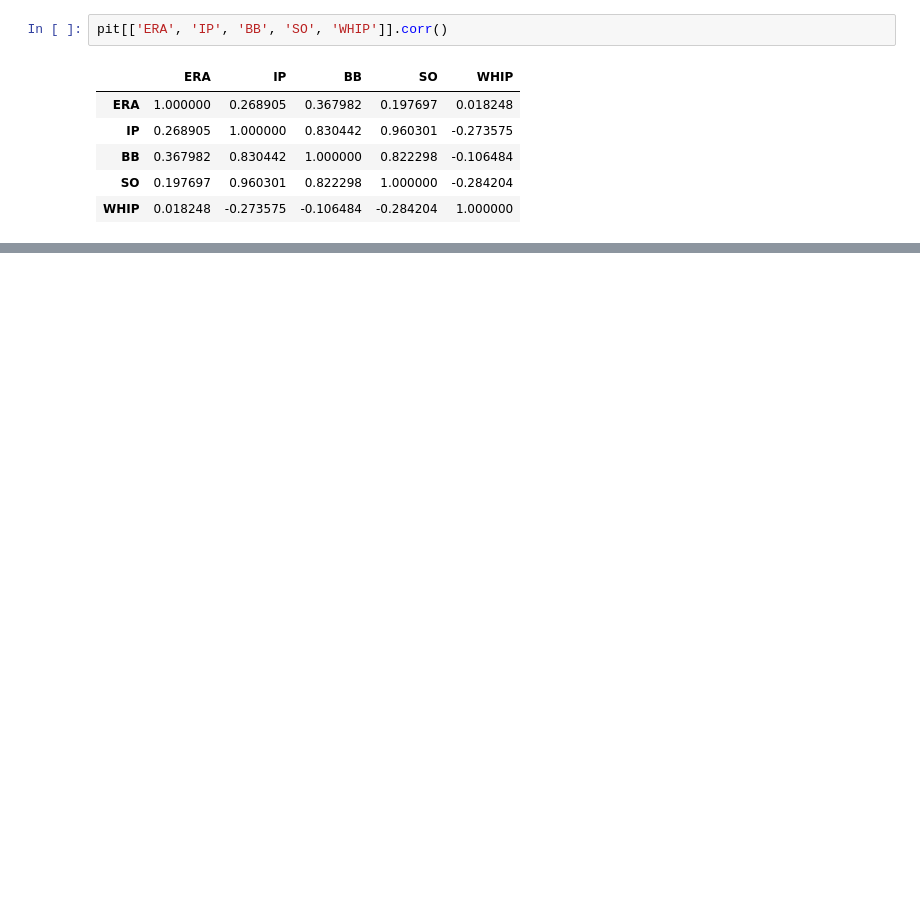
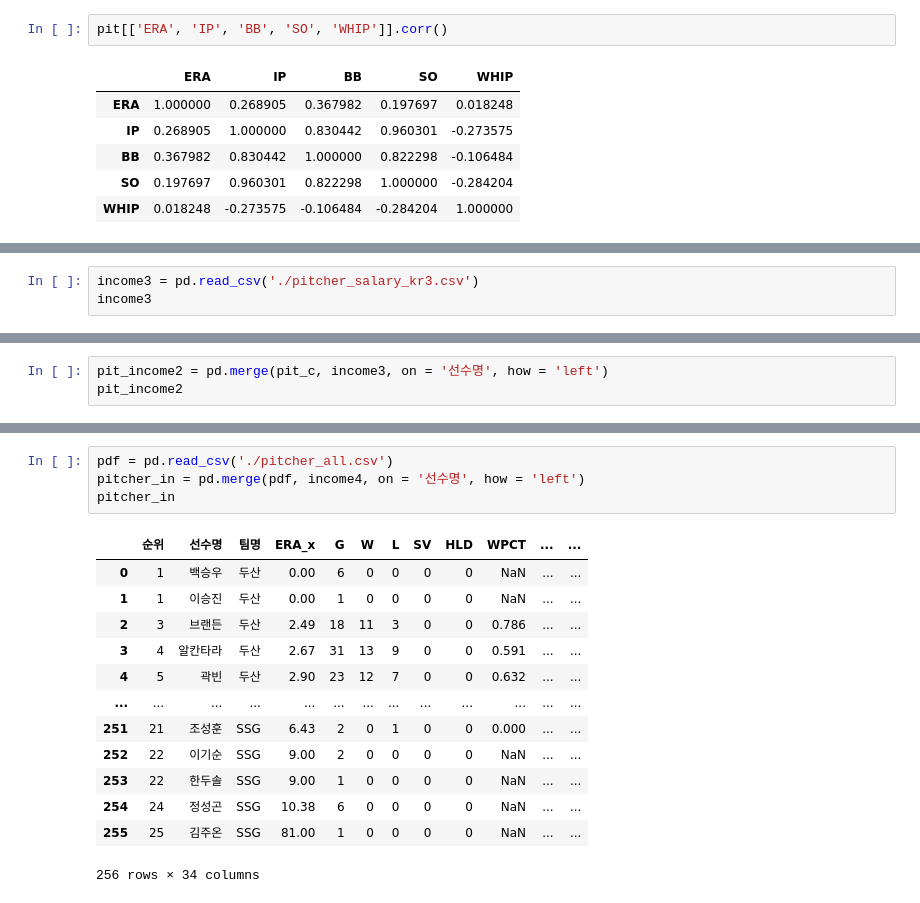
Before and after one commit to jayiuk/mid_project, a Jupyter notebook: data_check.ipynb, the cells around one changed output, grey strips where cells are left out. Drawn from its saved outputs; the diff is of its cells as text; blank space fills up the shorter version.

```diff
--- a/data_check.ipynb
+++ b/data_check.ipynb
@@ -936,0 +1096,3 @@ pit[['ERA', 'IP', 'BB', 'SO', 'WHIP']].corr()
+# %%
+income3 = pd.read_csv('./pitcher_salary_kr3.csv')
+income3
@@ -936,0 +1113,3 @@ pit[['ERA', 'IP', 'BB', 'SO', 'WHIP']].corr()
+# %%
+pit_income2 = pd.merge(pit_c, income3, on = '선수명', how = 'left')
+pit_income2
@@ -936,0 +1190,18 @@ pit[['ERA', 'IP', 'BB', 'SO', 'WHIP']].corr()
+# %%
+pdf = pd.read_csv('./pitcher_all.csv')
+pitcher_in = pd.merge(pdf, income4, on = '선수명', how = 'left')
+pitcher_in
+# %% [output]
+|  | 순위 | 선수명 | 팀명 | ERA_x | G | W | L | SV | HLD | WPCT | ... | ... |
+| 0 | 1 | 백승우 | 두산 | 0.00 | 6 | 0 | 0 | 0 | 0 | NaN | ... | ... |
+| 1 | 1 | 이승진 | 두산 | 0.00 | 1 | 0 | 0 | 0 | 0 | NaN | ... | ... |
+| 2 | 3 | 브랜든 | 두산 | 2.49 | 18 | 11 | 3 | 0 | 0 | 0.786 | ... | ... |
+| 3 | 4 | 알칸타라 | 두산 | 2.67 | 31 | 13 | 9 | 0 | 0 | 0.591 | ... | ... |
+| 4 | 5 | 곽빈 | 두산 | 2.90 | 23 | 12 | 7 | 0 | 0 | 0.632 | ... | ... |
+| ... | ... | ... | ... | ... | ... | ... | ... | ... | ... | ... | ... | ... |
+| 251 | 21 | 조성훈 | SSG | 6.43 | 2 | 0 | 1 | 0 | 0 | 0.000 | ... | ... |
+| 252 | 22 | 이기순 | SSG | 9.00 | 2 | 0 | 0 | 0 | 0 | NaN | ... | ... |
+| 253 | 22 | 한두솔 | SSG | 9.00 | 1 | 0 | 0 | 0 | 0 | NaN | ... | ... |
+| 254 | 24 | 정성곤 | SSG | 10.38 | 6 | 0 | 0 | 0 | 0 | NaN | ... | ... |
+| 255 | 25 | 김주온 | SSG | 81.00 | 1 | 0 | 0 | 0 | 0 | NaN | ... | ... |
+256 rows × 34 columns
```
Also changed, not shown: parts of 54 cells of this notebook, 1 other file.
